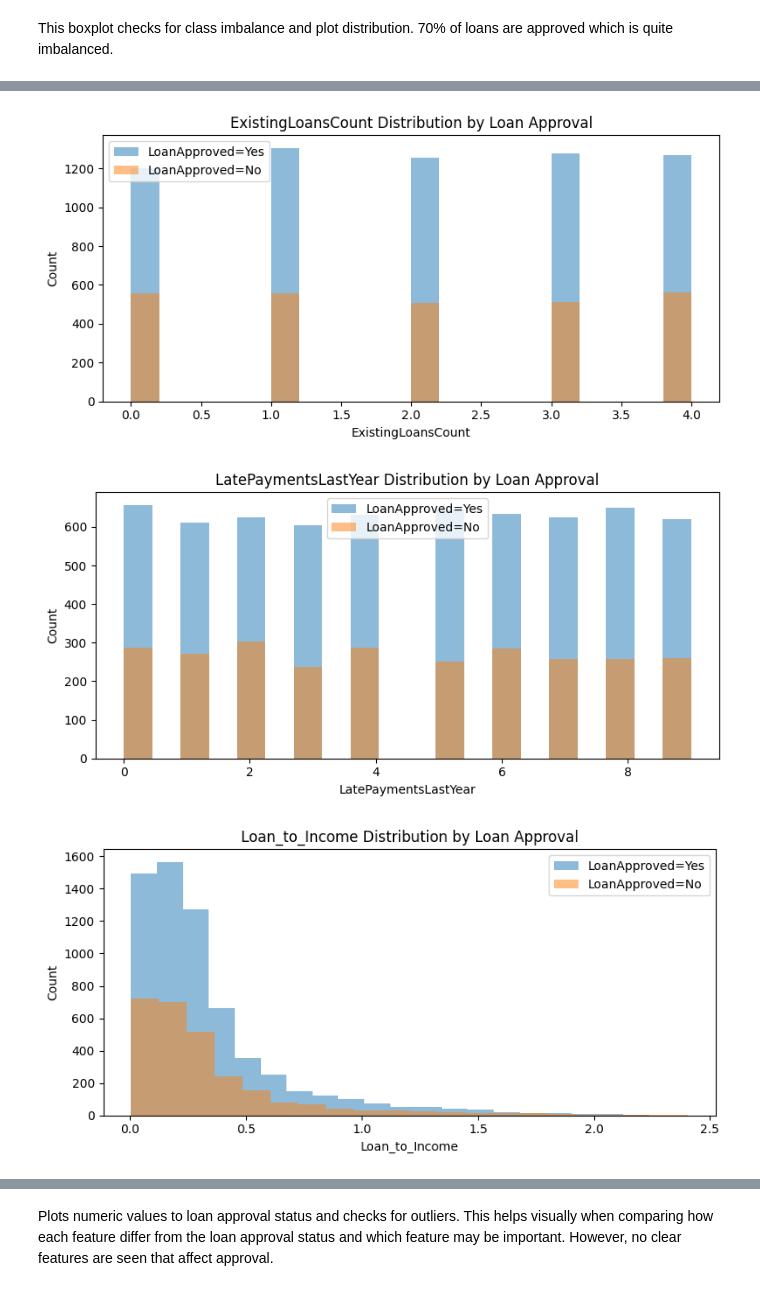
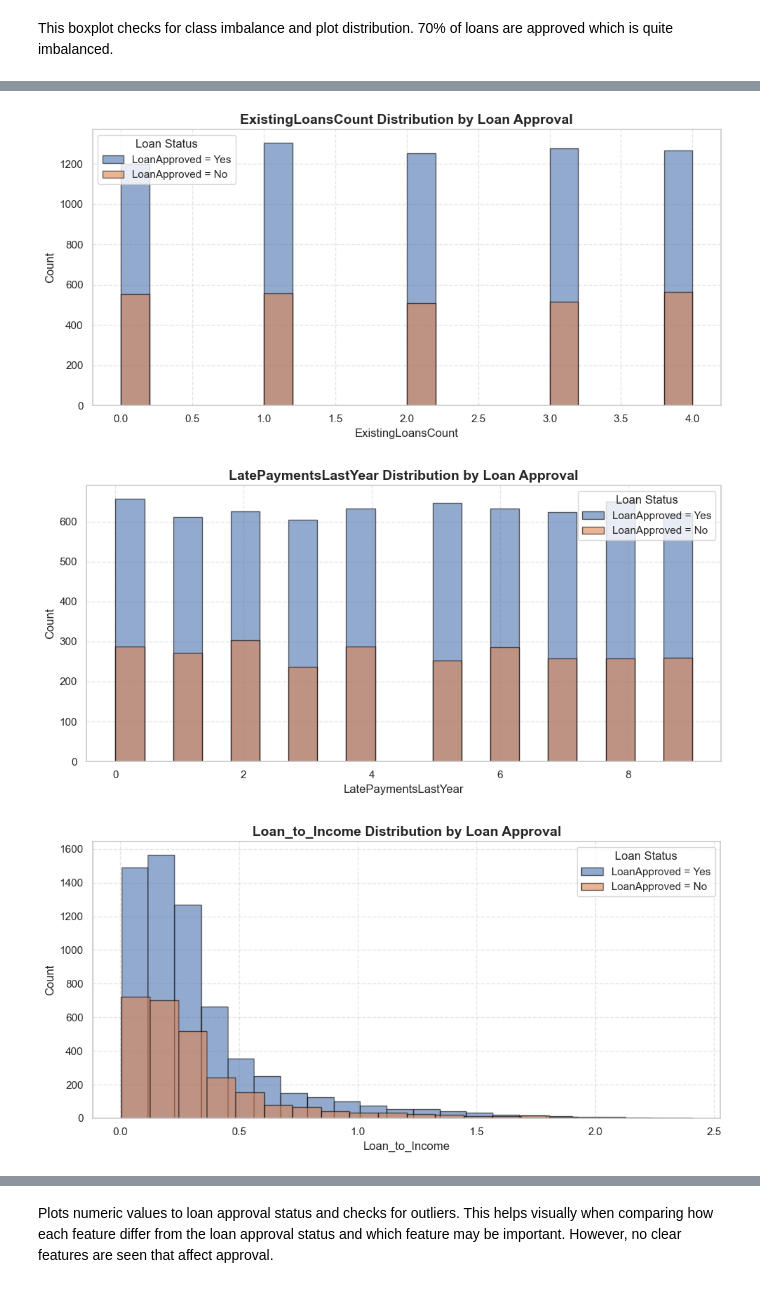
Before and after one commit to sunichayalai/mld, a Jupyter notebook: loan.ipynb, the cells around one changed output, grey strips where cells are left out. Cells and saved outputs as stored; diff of their text form; code cells hidden in the pictures.

```diff
--- a/loan.ipynb
+++ b/loan.ipynb
@@ -183,14 +214,22 @@ If the median or spread of income is much higher for approved loans, it suggests
 numeric_cols = df.select_dtypes(include='number').columns
 
 for col in numeric_cols:
-    plt.figure(figsize=(8, 4))
+    plt.figure(figsize=(10, 5))
     for status in df['LoanApproved'].unique():
         subset = df[df['LoanApproved'] == status]
-        plt.hist(subset[col], bins=20, alpha=0.5, label=f'LoanApproved={status}')
-    plt.xlabel(col)
-    plt.ylabel('Count')
-    plt.title(f'{col} Distribution by Loan Approval')
-    plt.legend()
+        plt.hist(
+            subset[col],
+            bins=20,
+            alpha=0.6,
+            edgecolor='black',
+            label=f'LoanApproved = {status}'
+        )
+
+    plt.xlabel(col, fontsize=12)
+    plt.ylabel('Count', fontsize=12)
+    plt.title(f'{col} Distribution by Loan Approval', fontsize=14, weight='bold')
+    plt.grid(True, linestyle='--', alpha=0.5)
+    plt.legend(title='Loan Status')
     plt.tight_layout()
     plt.show()
 # %% [output]
@@ -201,3 +240,3 @@ for col in numeric_cols:
-[figure, old version]
+[figure, new version]
-[figure, old version]
+[figure, new version]
-[figure, old version]
+[figure, new version]
```
Also changed, not shown: parts of 53 cells of this notebook.
